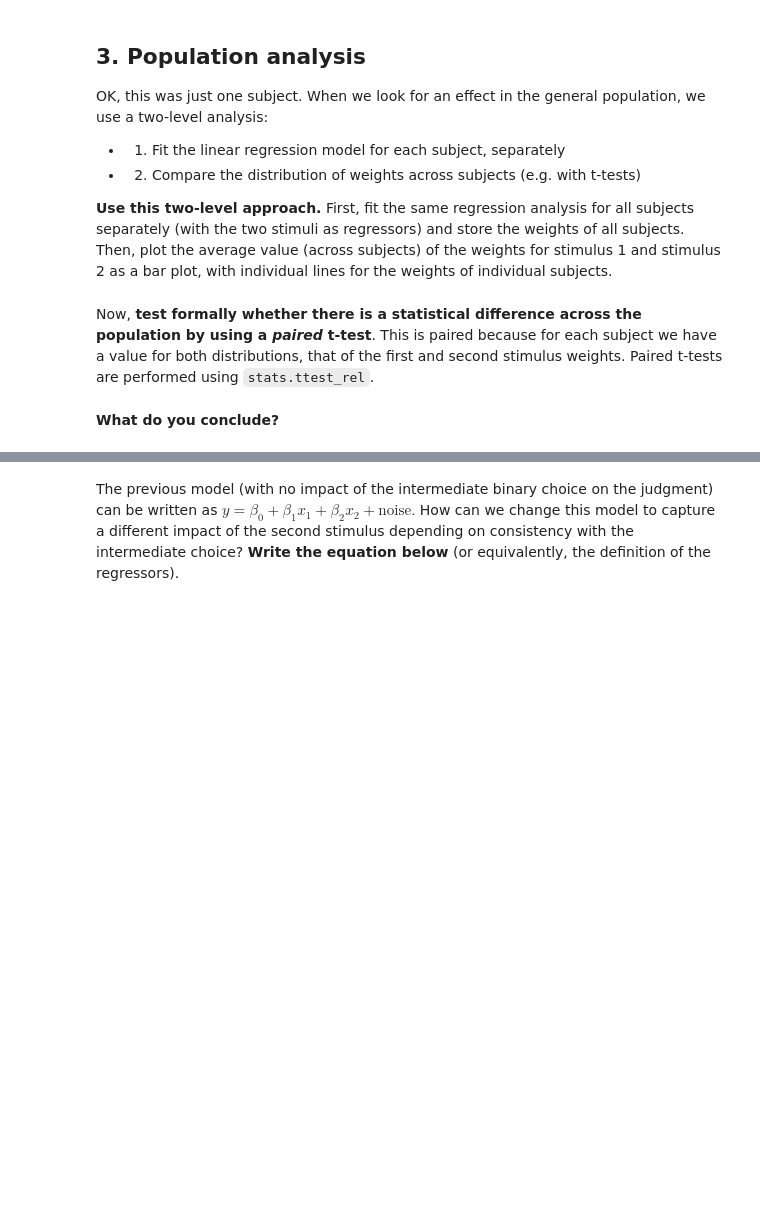
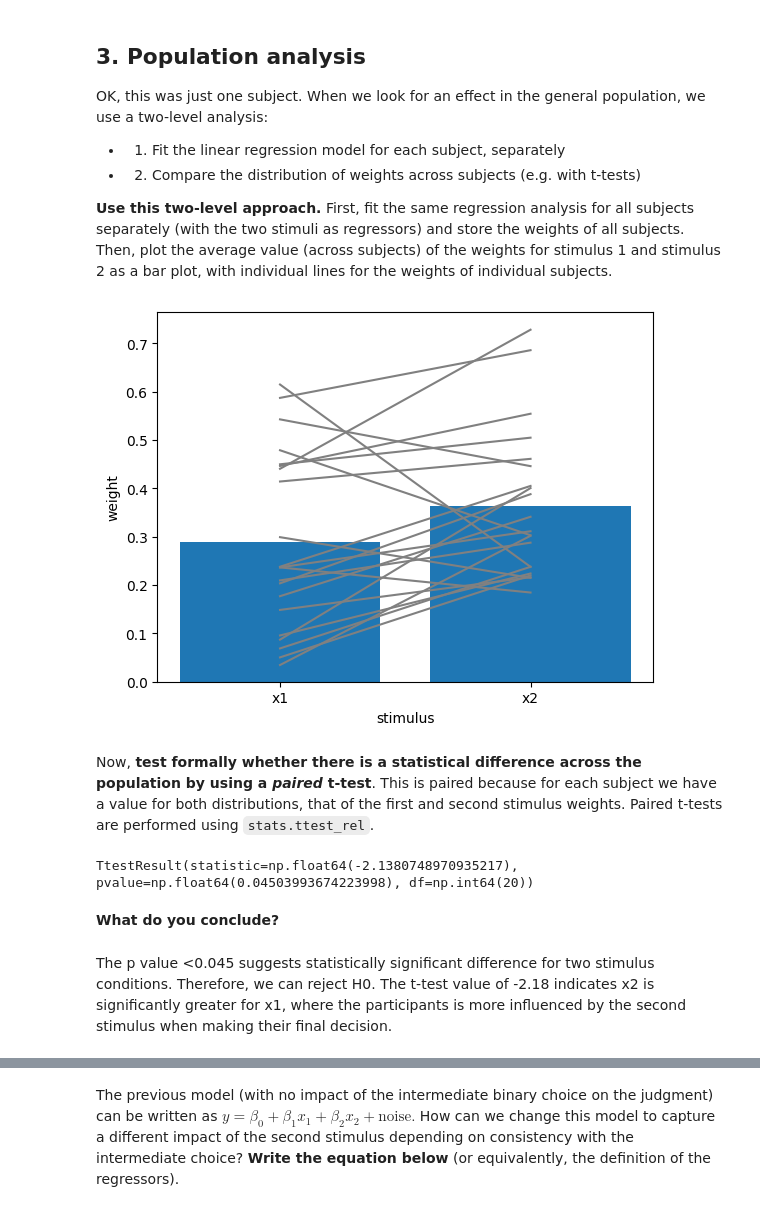
Before and after one commit to betulyilmaz34/Assignments, a Jupyter notebook: A2_LinearRegression/Assignment2.ipynb, the cells around one changed output, grey strips where cells are left out. Saved outputs shown, nothing was run; the diff lists cells and outputs as text; code cells hidden in the pictures; blank space fills up the shorter version.

```diff
--- a/A2_LinearRegression/Assignment2.ipynb
+++ b/A2_LinearRegression/Assignment2.ipynb
@@ -411,41 +409,43 @@ OK, this was just one subject. When we look for an effect in the general populat
 **Use this two-level approach.** First, fit the same regression analysis for all subjects separately (with the two stimuli as regressors) and store the weights of all subjects. Then, plot the average value (across subjects) of the weights for stimulus 1 and stimulus 2 as a bar plot, with individual lines for the weights of individual subjects.
 # %%
 #define numpy array where we will store the weights for all subjects (how many weights per subject?)
-pars = np.zeros((??,??))
+pars = np.zeros((len(subjects),3))
 
 # loop through all subjects
 for i,s in enumerate(subjects):
 
     # dataframe with data only for the corresponding subject
-    df_subj = ??
+    df_subj = df[df['subj']==s]
 
     # define the corresponding model
-    mod = ols(??)
+    mod = ols(formula = 'estim ~ x1 + x2', data=df_subj)
 
     # fit the model
     res = mod.fit()
 
     # add the model weights to the array
     pars[i,:] = res.params
 
 
 # compute the mean of all weights across subjects (axis defines if we average over rows or columns)
-mean_weights = np.mean(??,axis=0)
+mean_weights = np.mean(pars,axis=0)
 
 # create figure
 plt.figure;
 
 # bar plot for mean weights for stimulus 1 and 2
-plt.bar(range(2),??);
+plt.bar(range(2),mean_weights[1:]);
 
 # add grey lines for weights of individual subjects
 for i in range(len(subjects)):
-    plt.plot(range(2),??,'grey');
+    plt.plot(range(2),pars[i,1:],'grey');
 
 # add labels for ticks and axes
-plt.xticks(range(2),(??,??));
+plt.xticks(range(2),('x1', 'x2'));
 plt.xlabel("stimulus");
 plt.ylabel("weight");
+# %% [output]
+[figure, added]
 # %% [markdown]
 Now, **test formally whether there is a statistical difference across the population by using a *paired* t-test**. This is paired because for each subject we have a value for both distributions, that of the first and second stimulus weights. Paired t-tests are performed using `stats.ttest_rel`.
 # %%
@@ -453,9 +453,13 @@ Now, **test formally whether there is a statistical difference across the popula
 import scipy.stats as stats
 
 # Performing the paired sample t-test
-stats.ttest_rel(??,??)
+stats.ttest_rel(pars[:,1], pars[:,2])
+# %% [output]
+TtestResult(statistic=np.float64(-2.1380748970935217), pvalue=np.float64(0.04503993674223998), df=np.int64(20))
 # %% [markdown]
 **What do you conclude?**
+# %% [markdown]
+The p value <0.045 suggests statistically significant difference for two stimulus conditions. Therefore, we can reject H0. The t-test value of -2.18 indicates x2 is significantly greater for x1, where the participants is more influenced by the second stimulus when making their final decision.
 # %% [markdown]
 ## 3. Testing the confirmation bias
 We are now finally in a position to test the central hypothesis of the experiment: that the intermediate choice biases the perception of the subsequent stimulus, such that this second stimulus will have a larger weight on the final report if is consistent with the intermediate choice than if it is inconsistent. Take some time to make sure you get this, because now we will want to put this in a (simple) equation.
```
Also changed, not shown: parts of 16 cells of this notebook.
